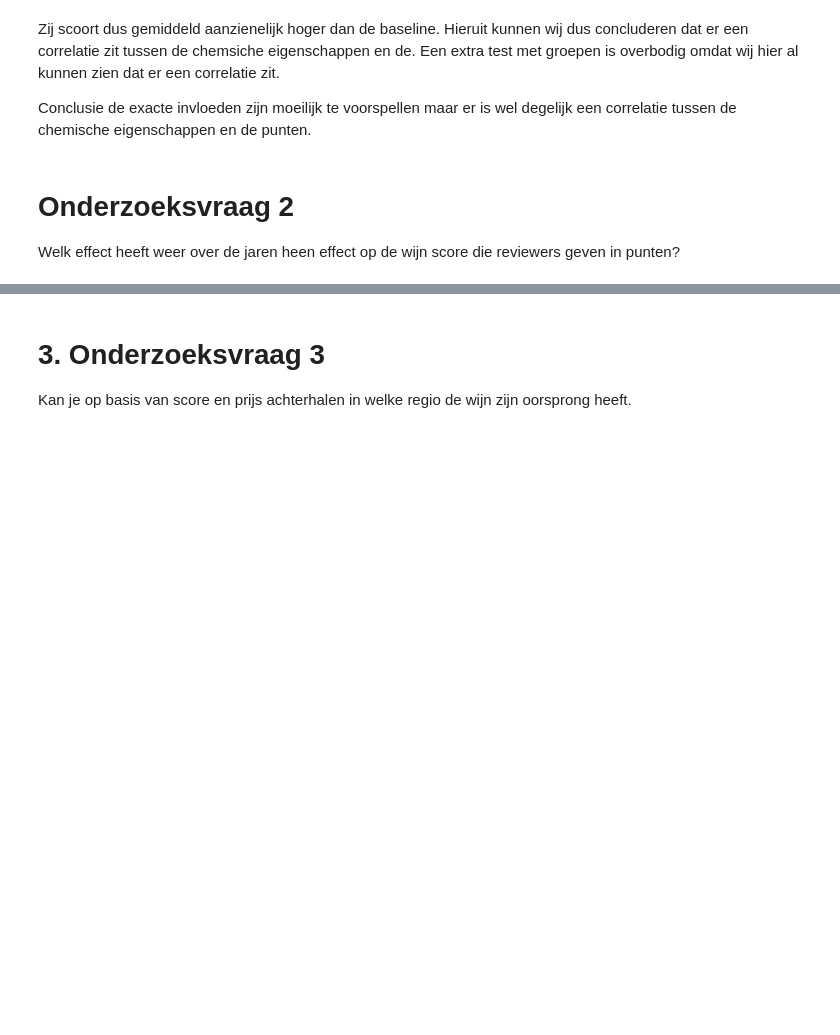
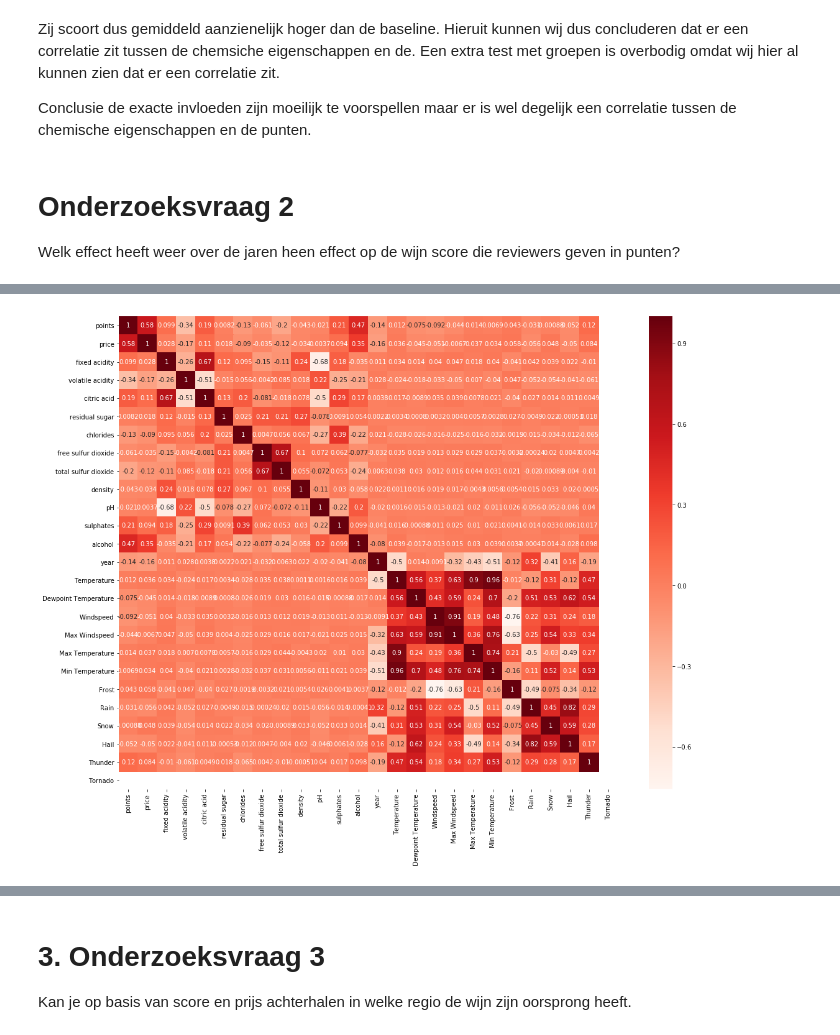
Before and after one commit to LucasVanWijk/Computational_Moddeling_Group_Project, a Jupyter notebook: Final_Wine_Modelling.ipynb, the cells around one changed output, grey strips where cells are left out. Saved outputs shown, nothing was run; the diff lists cells and outputs as text; code cells hidden in the pictures; blank space fills up the shorter version.

```diff
--- a/Final_Wine_Modelling.ipynb
+++ b/Final_Wine_Modelling.ipynb
@@ -548,0 +588,8 @@ Welk effect heeft weer over de jaren heen effect op de wijn score die reviewers
+# %%
+# Correlatie tabel voor dataset redwines
+plt.figure(figsize=(18,14))
+correlation_matrix = redwines_with_yeartemperatures.drop(['description','title','count'],axis=1).corr()
+sns.heatmap(correlation_matrix, annot=True, cmap=plt.cm.Reds)
+plt.show()
+# %% [output]
+[figure, added]
```
Also changed, not shown: parts of 18 cells of this notebook.
